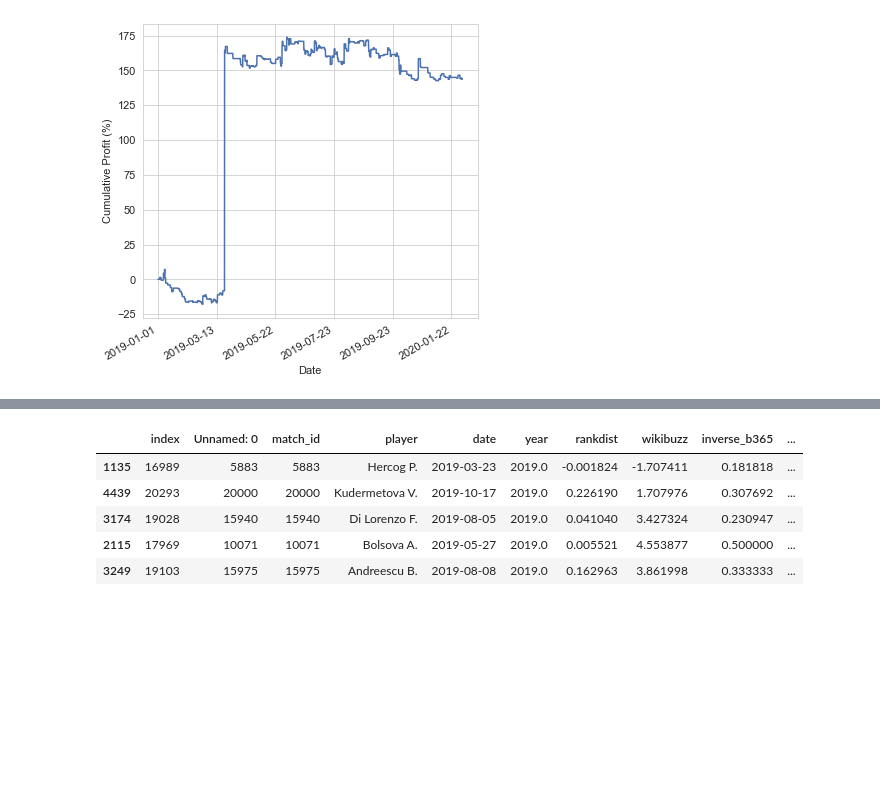
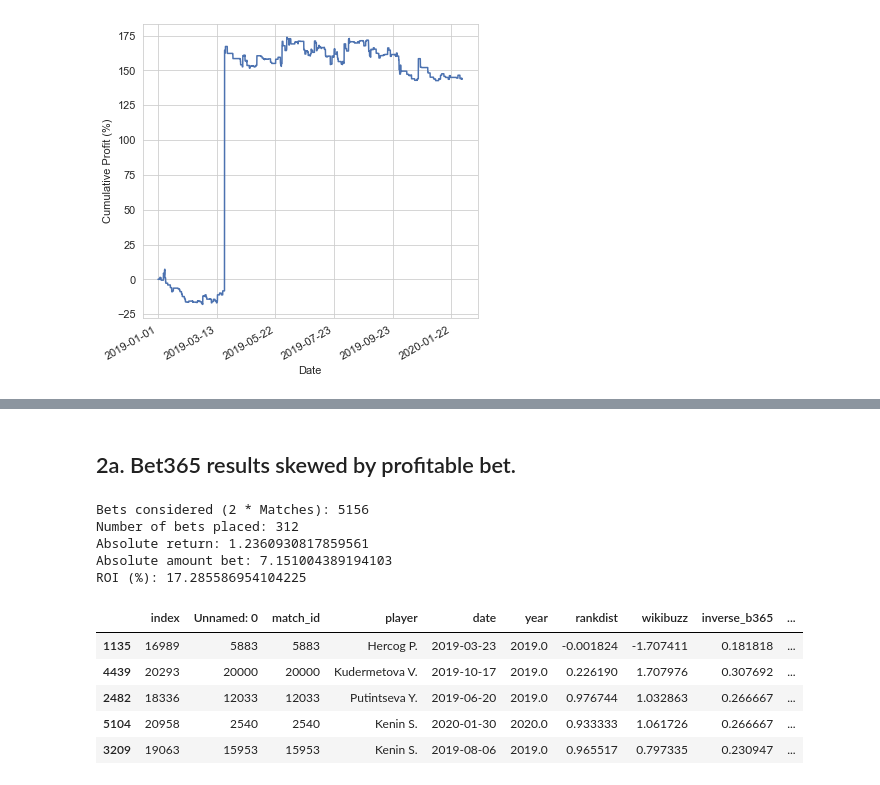
Before and after one commit to Faxulous/notFeelingTheBuzz, a Jupyter notebook: results_and_issues.ipynb, the cells around one changed output, grey strips where cells are left out. Drawn from its saved outputs; the diff is of its cells as text; code cells hidden in the pictures; blank space fills up the shorter version.

```diff
--- a/results_and_issues.ipynb
+++ b/results_and_issues.ipynb
@@ -171,3 +170,6 @@ ROI (%): 28.81588343228698
 plot_results()
 # %% [output]
 [figure]
+# %%
+params = fit_regression(rankdist=True)
+show_results(testset, params=params, odds="best", rankdist=True)
@@ -174,9 +198,17 @@ plot_results()
+# %% [markdown]
+## 2a.  Bet365 results skewed by profitable bet.
 # %%
+show_results(testset, params=params, odds="b365", rankdist=True)
 testset.sort_values(by=["PnL"], ascending=False).head()
 # %% [output]
+Bets considered (2 * Matches): 5156
+Number of bets placed: 312
+Absolute return: 1.2360930817859561
+Absolute amount bet: 7.151004389194103
+ROI (%): 17.285586954104225
 |  | index | Unnamed: 0 | match_id | player | date | year | rankdist | wikibuzz | inverse_b365 | ... |
 | 1135 | 16989 | 5883 | 5883 | Hercog P. | 2019-03-23 | 2019.0 | -0.001824 | -1.707411 | 0.181818 | ... |
 | 4439 | 20293 | 20000 | 20000 | Kudermetova V. | 2019-10-17 | 2019.0 | 0.226190 | 1.707976 | 0.307692 | ... |
-| 3174 | 19028 | 15940 | 15940 | Di Lorenzo F. | 2019-08-05 | 2019.0 | 0.041040 | 3.427324 | 0.230947 | ... |
-| 2115 | 17969 | 10071 | 10071 | Bolsova A. | 2019-05-27 | 2019.0 | 0.005521 | 4.553877 | 0.500000 | ... |
-| 3249 | 19103 | 15975 | 15975 | Andreescu B. | 2019-08-08 | 2019.0 | 0.162963 | 3.861998 | 0.333333 | ... |
+| 2482 | 18336 | 12033 | 12033 | Putintseva Y. | 2019-06-20 | 2019.0 | 0.976744 | 1.032863 | 0.266667 | ... |
+| 5104 | 20958 | 2540 | 2540 | Kenin S. | 2020-01-30 | 2020.0 | 0.933333 | 1.061726 | 0.266667 | ... |
+| 3209 | 19063 | 15953 | 15953 | Kenin S. | 2019-08-06 | 2019.0 | 0.965517 | 0.797335 | 0.230947 | ... |
```
Also changed, not shown: parts of 6 cells of this notebook, 4 other files.
